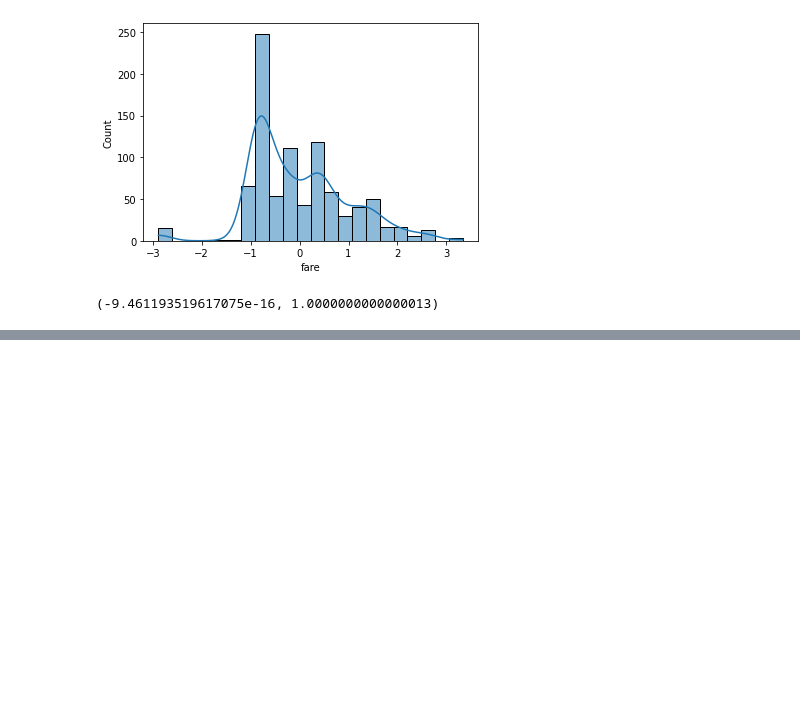
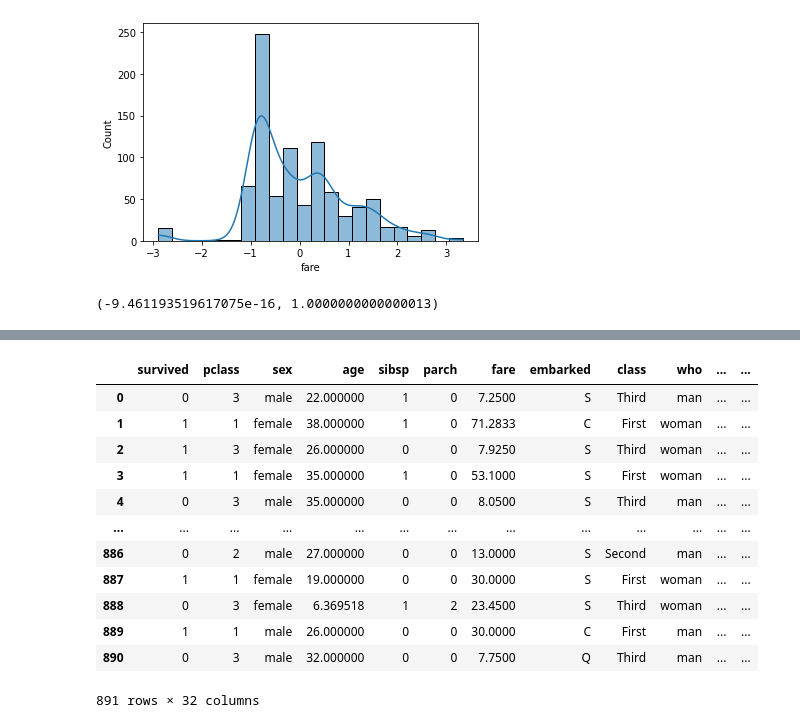
Before and after one commit to honghanhh/mci_python_36a1_l2, a Jupyter notebook: Lectures/lecture2_3/thuynm_Lecture_03_inclass.ipynb, the cells around one changed output, grey strips where cells are left out. Cells and saved outputs as stored; diff of their text form; code cells hidden in the pictures; blank space fills up the shorter version.

```diff
--- a/Lectures/lecture2_3/thuynm_Lecture_03_inclass.ipynb
+++ b/Lectures/lecture2_3/thuynm_Lecture_03_inclass.ipynb
@@ -617,3 +617,5 @@ sns.histplot(new_ser, kde=True)
 new_ser.mean(), new_ser.std()
 # %% [output]
 (-9.461193519617075e-16, 1.0000000000000013)
+# %%
+titanic['fare_log_zscore']=new_ser
@@ -619,0 +663,3 @@ new_ser.mean(), new_ser.std()
+# %%
+#(titanic['sex']=='female').astype(int) - ko nên dùng cách này.
+titanic['sex_encoded']=titanic['sex'].eq('female').astype(int) #syntax giống pyspark, hàm dễ nhìn và mạnh hơn.
@@ -619,0 +668,5 @@ new_ser.mean(), new_ser.std()
+# %%
+# Embark town: với các trường < 10 giá trị: one hot encoding, còn nếu > 10 giá trị: thì gộp thành các nhóm để tăng số lượng giá trị mỗi nhóm và giảm bớt số lượng nhóm.
+dummies = pd.get_dummies(titanic[['embark_town','who','age_group']])
+dummies
+# Thông thường, tên nhóm tuổi (10,20] khi one-hot ko vấn đề gì nhg nếu để làm tên cột thì một số thư viện sẽ ko đọc đc (VD: XGBoost) nên đổi tên cột ko chứa các ký tự đặc biệt và theo snake_case VD: age_group_15_25
@@ -619,0 +687,21 @@ new_ser.mean(), new_ser.std()
+# %%
+titanic['age_group']=titanic['age_group'].astype(str)\
+    .str.strip('()[]')\
+    .str.replace(', ','_')
+# %%
+titanic_new = titanic.join(dummies)
+titanic_new
+# %% [output]
+|  | survived | pclass | sex | age | sibsp | parch | fare | embarked | class | who | ... | ... |
+| 0 | 0 | 3 | male | 22.000000 | 1 | 0 | 7.2500 | S | Third | man | ... | ... |
+| 1 | 1 | 1 | female | 38.000000 | 1 | 0 | 71.2833 | C | First | woman | ... | ... |
+| 2 | 1 | 3 | female | 26.000000 | 0 | 0 | 7.9250 | S | Third | woman | ... | ... |
+| 3 | 1 | 1 | female | 35.000000 | 1 | 0 | 53.1000 | S | First | woman | ... | ... |
+| 4 | 0 | 3 | male | 35.000000 | 0 | 0 | 8.0500 | S | Third | man | ... | ... |
+| ... | ... | ... | ... | ... | ... | ... | ... | ... | ... | ... | ... | ... |
+| 886 | 0 | 2 | male | 27.000000 | 0 | 0 | 13.0000 | S | Second | man | ... | ... |
+| 887 | 1 | 1 | female | 19.000000 | 0 | 0 | 30.0000 | S | First | woman | ... | ... |
+| 888 | 0 | 3 | female | 6.369518 | 1 | 2 | 23.4500 | S | Third | woman | ... | ... |
+| 889 | 1 | 1 | male | 26.000000 | 0 | 0 | 30.0000 | C | First | man | ... | ... |
+| 890 | 0 | 3 | male | 32.000000 | 0 | 0 | 7.7500 | Q | Third | man | ... | ... |
+891 rows × 32 columns
```
Also changed, not shown: parts of 32 cells of this notebook.
